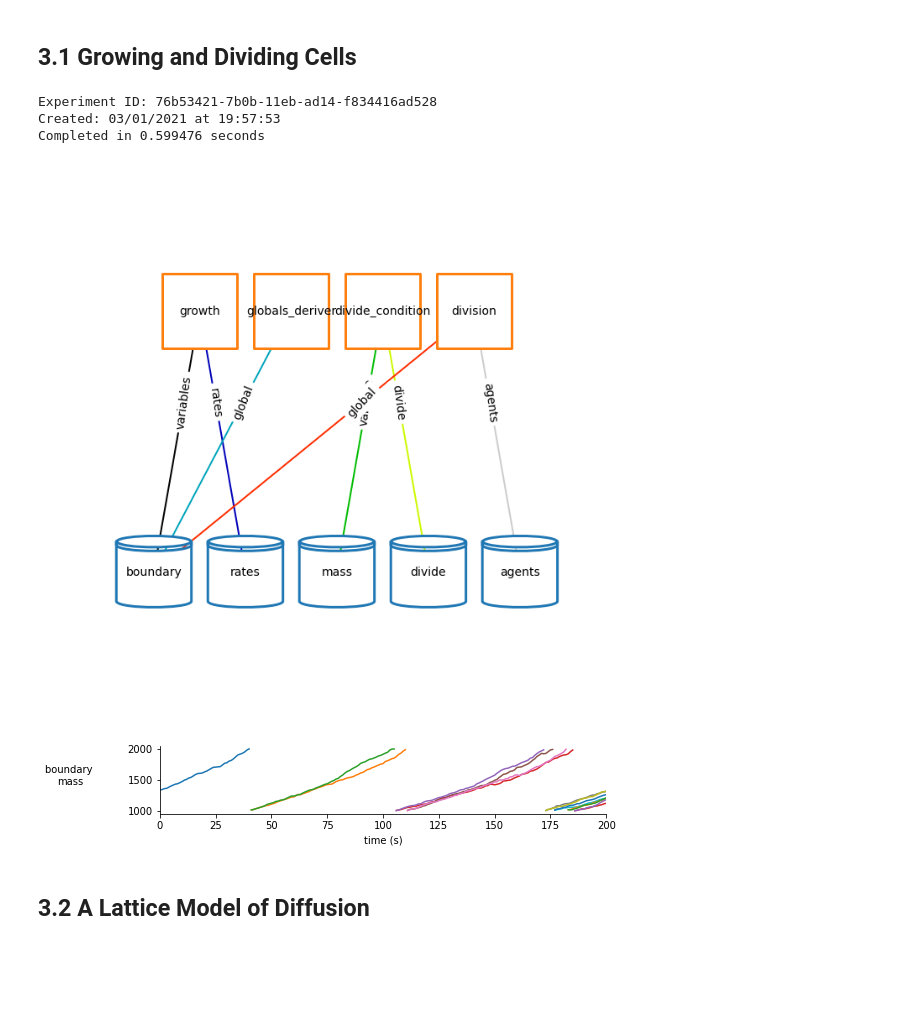
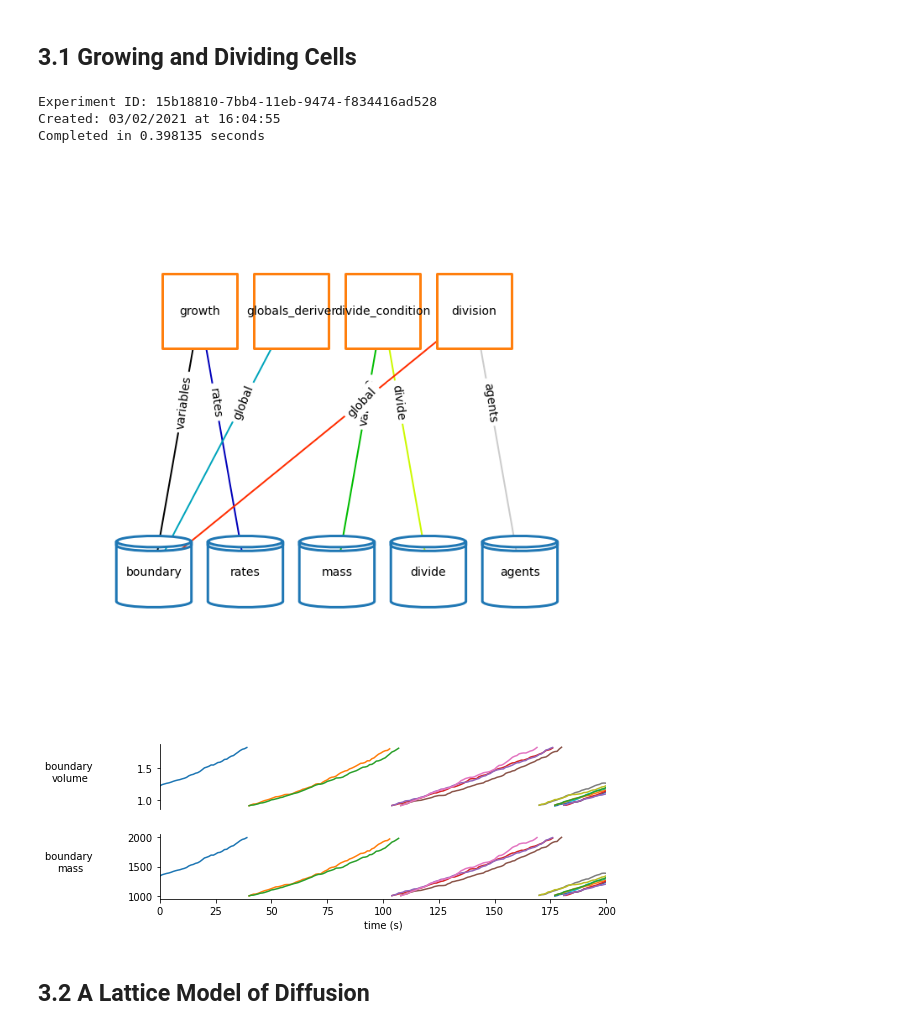
Before and after one commit to vivarium-collective/vivarium-notebooks, a Jupyter notebook: lac_operon/VivariumLacOperonNotebook.ipynb, the cells around one changed output. Saved outputs shown, nothing was run; the diff lists cells and outputs as text; code cells hidden in the pictures; blank space fills up the shorter version.

```diff
--- a/lac_operon/VivariumLacOperonNotebook.ipynb
+++ b/lac_operon/VivariumLacOperonNotebook.ipynb
@@ -79,19 +107,23 @@ Completed in 3.04 seconds
 # %%
 from bioscrape_cobra.simulate import simulate_grow_divide
 from vivarium.plots.topology import plot_topology
 from bioscrape_cobra.plot import plot_multigen
 
-grow_divide_timeseries, grow_divide_composite = simulate_grow_divide(total_time = 200, growth_rate = .01, growth_noise = .005)
+#Simulate Growing, Dividing Cells
+grow_divide_timeseries, grow_divide_composite = simulate_grow_divide(
+    total_time = 200, growth_rate = .01, growth_noise = .005)
 
+#Plot Topology
 fig_topology = plot_topology(grow_divide_composite)
 
-fig_trajectories = plot_multigen(grow_divide_timeseries, variables = [("boundary", "mass")])
+#Plot Cell Trajectories
+fig_trajectories = plot_multigen(grow_divide_timeseries, variables = [("boundary", "mass"), ("boundary", "volume")])
 # %% [output]
-Experiment ID: 76b53421-7b0b-11eb-ad14-f834416ad528
-Created: 03/01/2021 at 19:57:53
-Completed in 0.599476 seconds
+Experiment ID: 15b18810-7bb4-11eb-9474-f834416ad528
+Created: 03/02/2021 at 16:04:55
+Completed in 0.398135 seconds
 [figure]
-[figure, old version]
+[figure, new version]
 # %% [markdown]
 ## 3.2 A Lattice Model of Diffusion
 # %%
```
Also changed, not shown: parts of 9 cells of this notebook, 1 other file.
